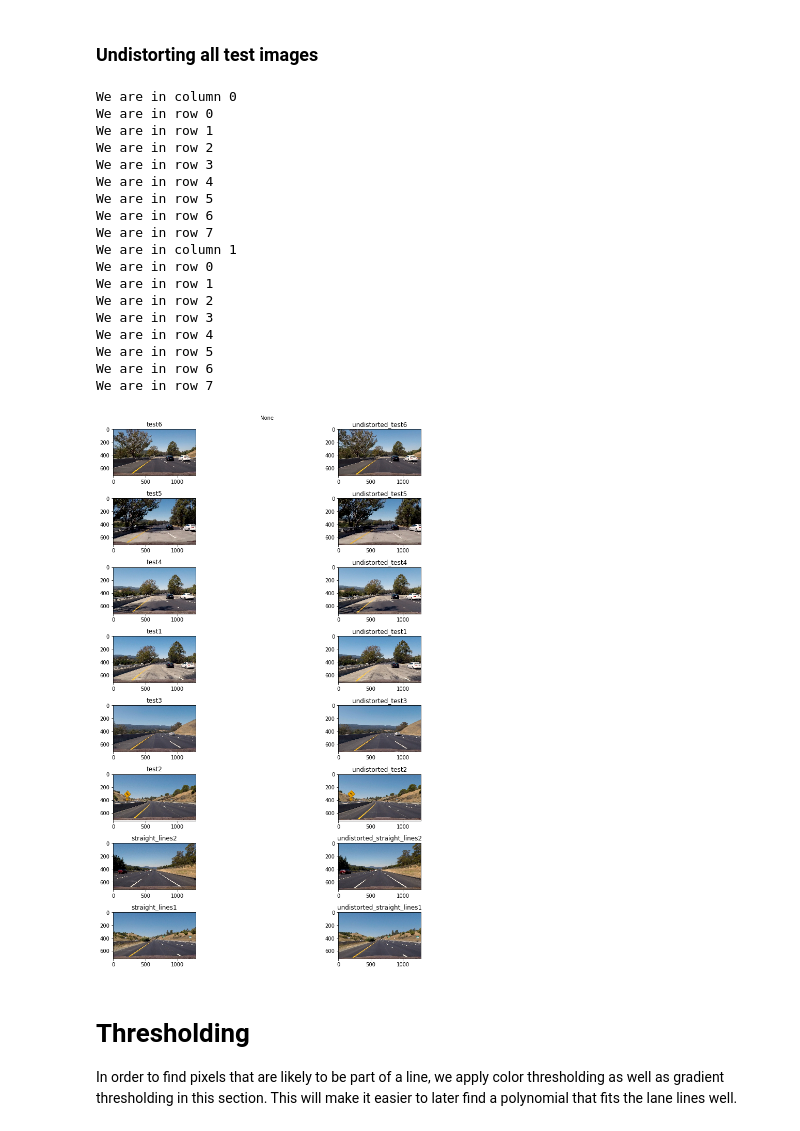
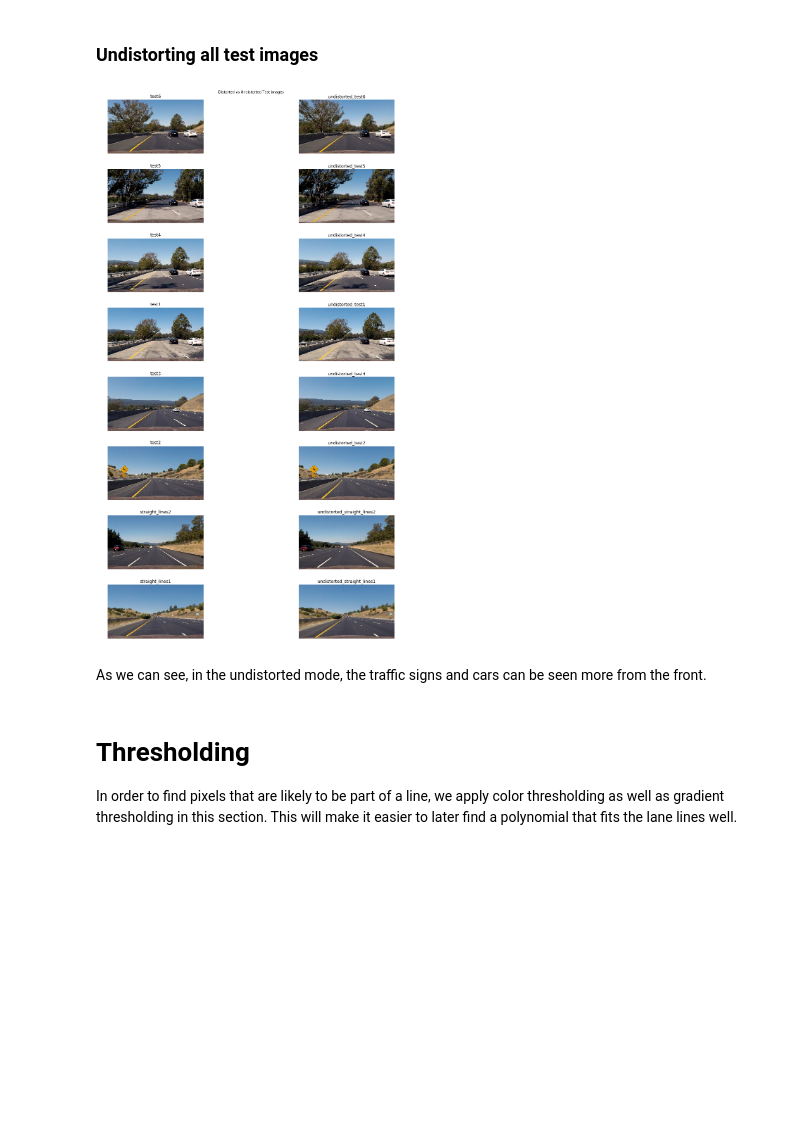
Before and after one commit to julia-kraus/CarND-Advanced-Lane-Lines, a Jupyter notebook: solution.ipynb, the cells around one changed output. Drawn from its saved outputs; the diff is of its cells as text; code cells hidden in the pictures; blank space fills up the shorter version.

Commit message:
plotting function done

```diff
--- a/solution.ipynb
+++ b/solution.ipynb
@@ -179,27 +181,12 @@ This does works reasonably well, but not perfectly on all calibration images.
 # %%
 undist_test_imgs = [undistort_img(test_img, mtx, dist) for test_img in test_imgs]
 undist_test_img_names = ['undistorted_' + test_img_name for test_img_name in test_img_names]
-utils.show_img_lists([test_imgs, undist_test_imgs], [test_img_names, undist_test_img_names], title=None, figsize=(15, 15))
+utils.show_img_lists([test_imgs, undist_test_imgs], [test_img_names, undist_test_img_names],
+                     title="Distorted vs Undistorted Test images", figsize=(18, 22))
 # %% [output]
-We are in column 0
-We are in row 0
-We are in row 1
-We are in row 2
-We are in row 3
-We are in row 4
-We are in row 5
-We are in row 6
-We are in row 7
-We are in column 1
-We are in row 0
-We are in row 1
-We are in row 2
-We are in row 3
-We are in row 4
-We are in row 5
-We are in row 6
-We are in row 7
-[figure, old version]
+[figure, new version]
+# %% [markdown]
+As we can see, in the undistorted mode, the traffic signs and cars can be seen more from the front.
 # %% [markdown]
 # Thresholding
 In order to find pixels that are likely to be part of a line, we apply  color thresholding as well as gradient thresholding in this section. This will make it easier to later find a polynomial that fits the lane lines well.
```
Also changed, not shown: parts of 2 cells of this notebook, 1 other file.
